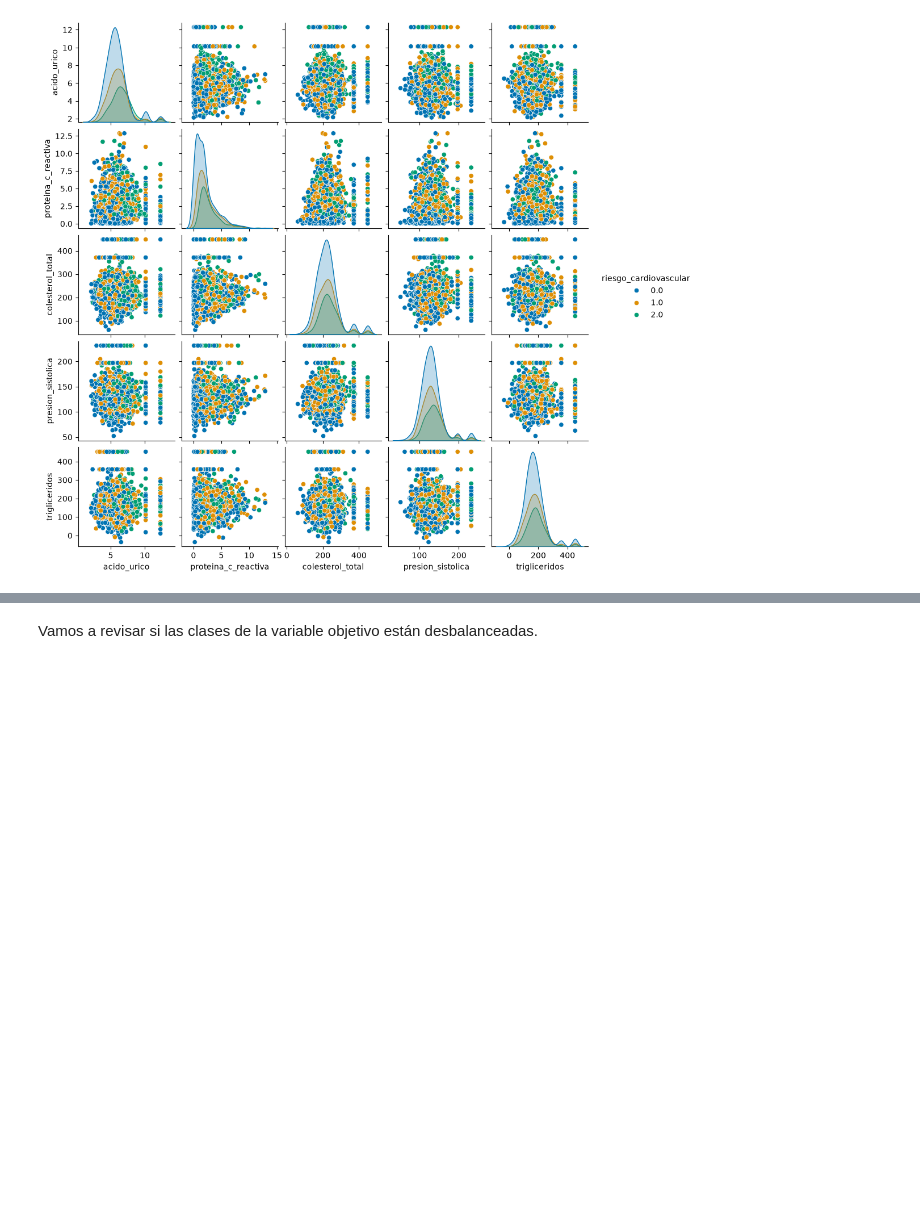
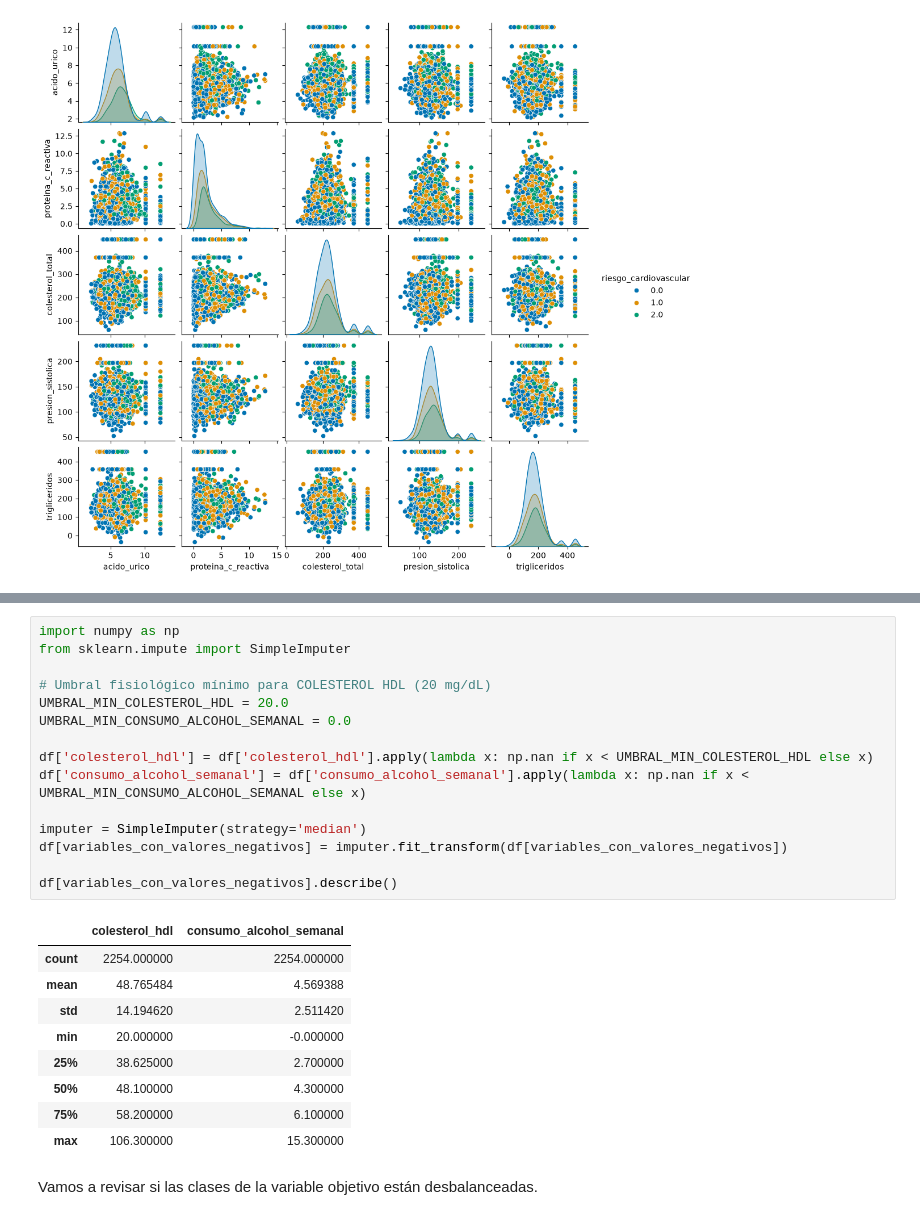
Before and after one commit to csm8-um/MasterIA-ML01, a Jupyter notebook: Tarea 1 ML.ipynb, the cells around one changed output, grey strips where cells are left out. Drawn from its saved outputs; the diff is of its cells as text; blank space fills up the shorter version.

```diff
--- a/Tarea 1 ML.ipynb
+++ b/Tarea 1 ML.ipynb
@@ -225,3 +318,28 @@ Esta variable es la que contiene más outliers, pero en realidad, el error es pr
+# %%
+import numpy as np
+from sklearn.impute import SimpleImputer
+
+# Umbral fisiológico mínimo para COLESTEROL HDL (20 mg/dL)
+UMBRAL_MIN_COLESTEROL_HDL = 20.0
+UMBRAL_MIN_CONSUMO_ALCOHOL_SEMANAL = 0.0
+
+df['colesterol_hdl'] = df['colesterol_hdl'].apply(lambda x: np.nan if x < UMBRAL_MIN_COLESTEROL_HDL else x)
+df['consumo_alcohol_semanal'] = df['consumo_alcohol_semanal'].apply(lambda x: np.nan if x < UMBRAL_MIN_CONSUMO_ALCOHOL_SEMANAL else x)
+
+imputer = SimpleImputer(strategy='median')
+df[variables_con_valores_negativos] = imputer.fit_transform(df[variables_con_valores_negativos])
+
+df[variables_con_valores_negativos].describe()
+# %% [output]
+|  | colesterol_hdl | consumo_alcohol_semanal |
+| count | 2254.000000 | 2254.000000 |
+| mean | 48.765484 | 4.569388 |
+| std | 14.194620 | 2.511420 |
+| min | 20.000000 | -0.000000 |
+| 25% | 38.625000 | 2.700000 |
+| 50% | 48.100000 | 4.300000 |
+| 75% | 58.200000 | 6.100000 |
+| max | 106.300000 | 15.300000 |
 # %% [markdown]
 Vamos a revisar si las clases de la variable objetivo están desbalanceadas.
 # %%
```
Also changed, not shown: parts of 11 cells of this notebook.
